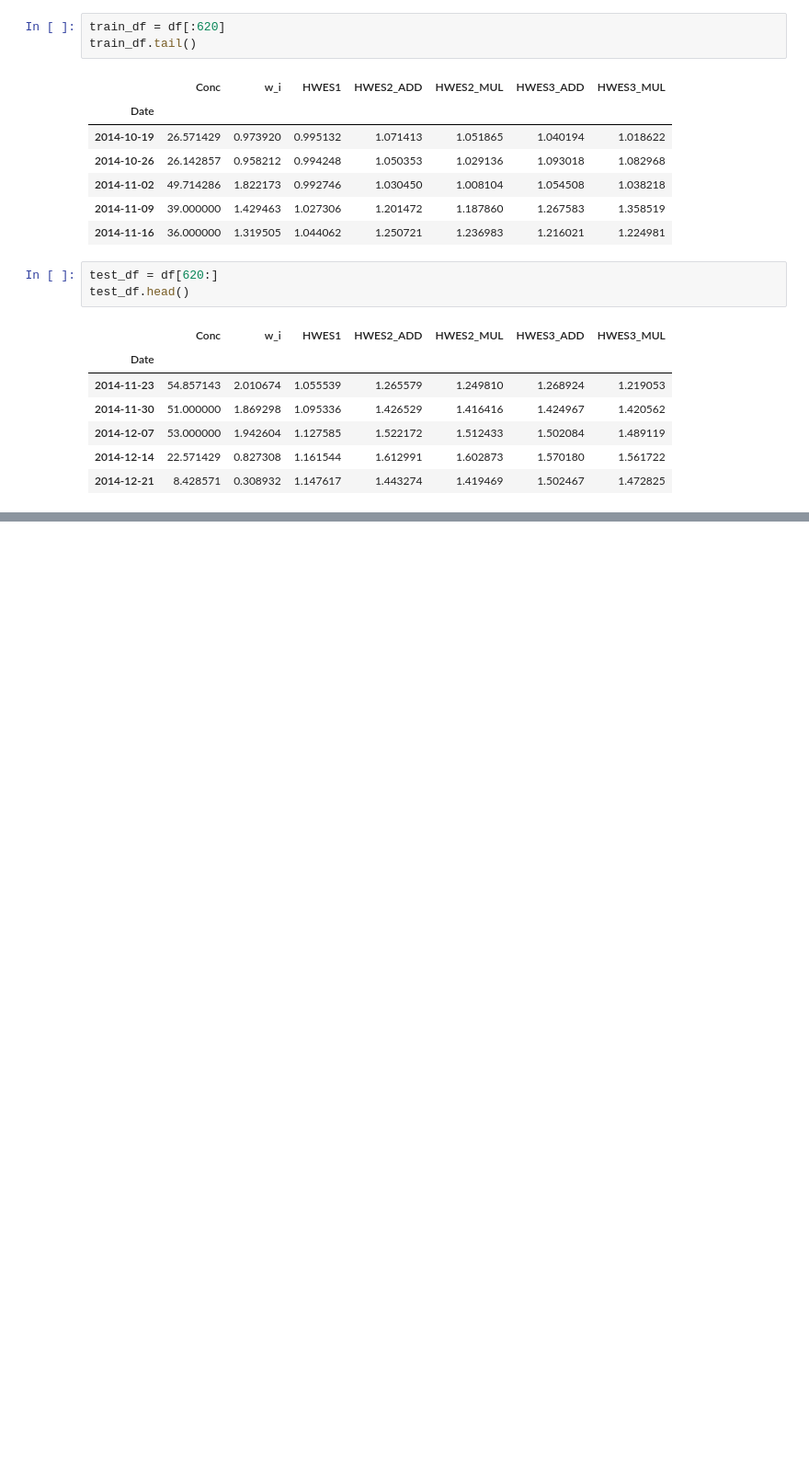
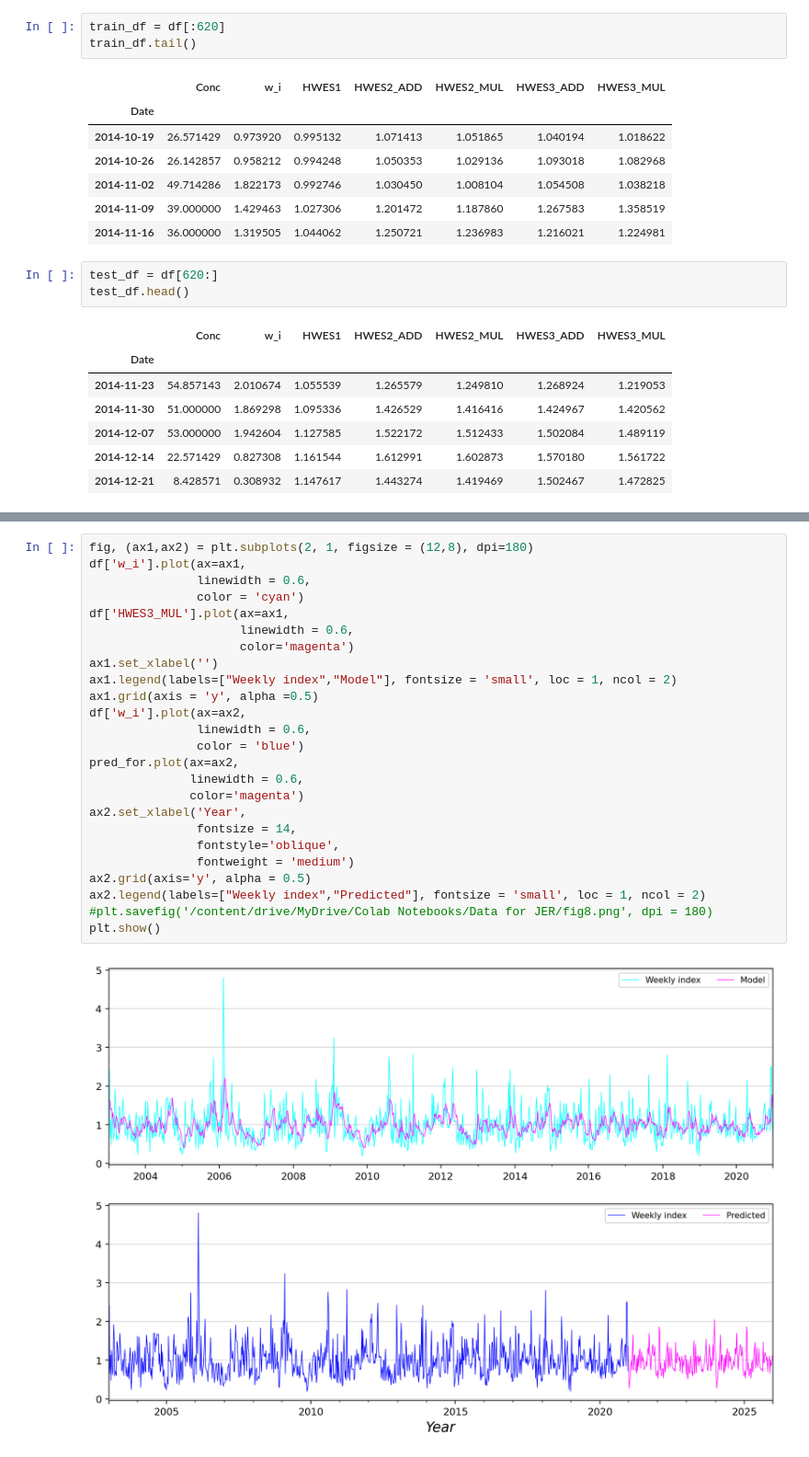
Before and after one commit to ADv0rnik/Data-analysis-for-JER, a Jupyter notebook: Holt_winters_model.ipynb, the cells around one changed output, grey strips where cells are left out. Shown at 92% size. Saved outputs shown, nothing was run; the diff lists cells and outputs as text; blank space fills up the shorter version.

```diff
--- a/Holt_winters_model.ipynb
+++ b/Holt_winters_model.ipynb
@@ -188,0 +194,27 @@ test_predictions.plot(xlim = ['2015-01-01','2020-01-01'])
+# %%
+fig, (ax1,ax2) = plt.subplots(2, 1, figsize = (12,8), dpi=180)
+df['w_i'].plot(ax=ax1,
+               linewidth = 0.6,
+               color = 'cyan')
+df['HWES3_MUL'].plot(ax=ax1,
+                     linewidth = 0.6,
+                     color='magenta')
+ax1.set_xlabel('')
+ax1.legend(labels=["Weekly index","Model"], fontsize = 'small', loc = 1, ncol = 2)
+ax1.grid(axis = 'y', alpha =0.5)
+df['w_i'].plot(ax=ax2,
+               linewidth = 0.6,
+               color = 'blue')
+pred_for.plot(ax=ax2,
+              linewidth = 0.6,
+              color='magenta')
+ax2.set_xlabel('Year',
+               fontsize = 14,
+               fontstyle='oblique',
+               fontweight = 'medium')
+ax2.grid(axis='y', alpha = 0.5)
+ax2.legend(labels=["Weekly index","Predicted"], fontsize = 'small', loc = 1, ncol = 2)
+#plt.savefig('/content/drive/MyDrive/Colab Notebooks/Data for JER/fig8.png', dpi = 180)
+plt.show()
+# %% [output]
+[figure, added]
```
Also changed, not shown: parts of 13 cells of this notebook.
